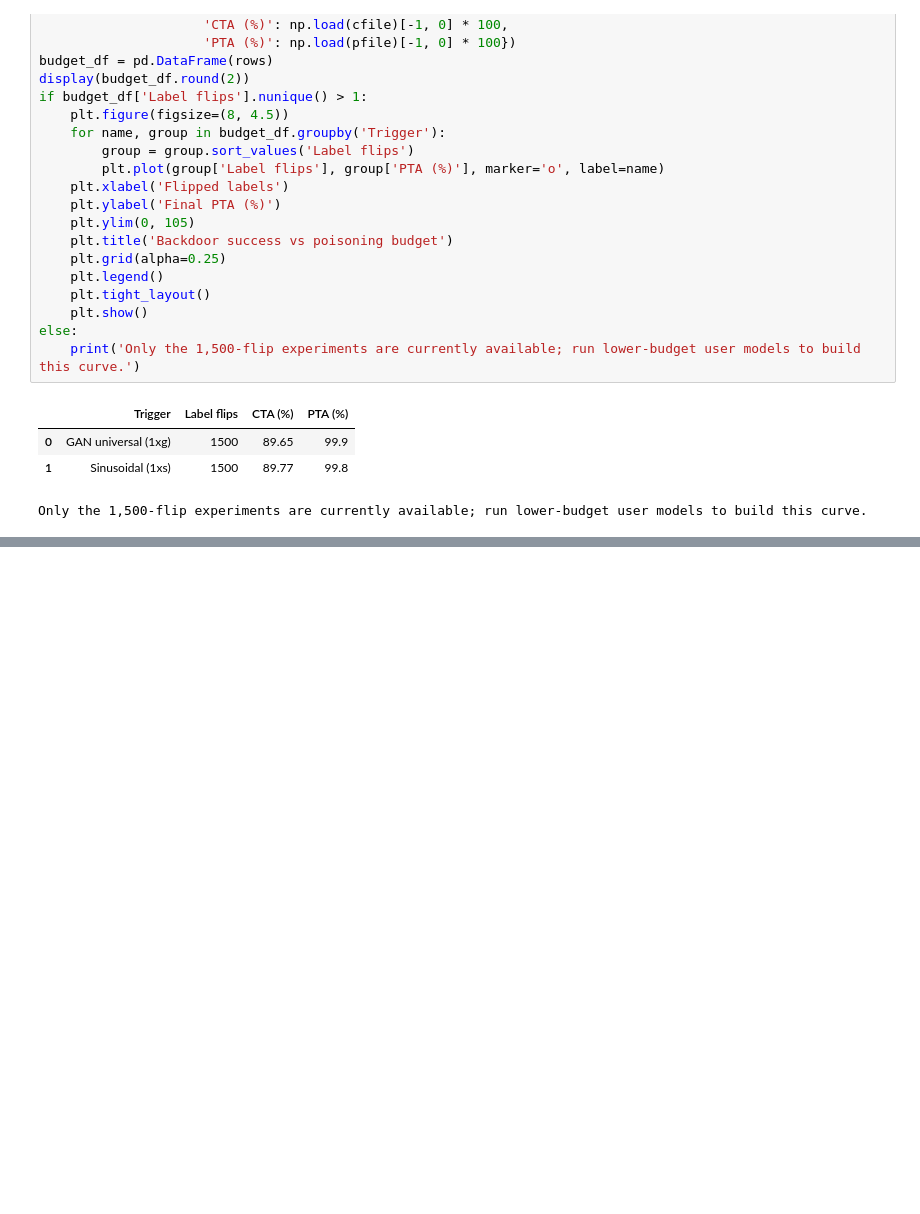
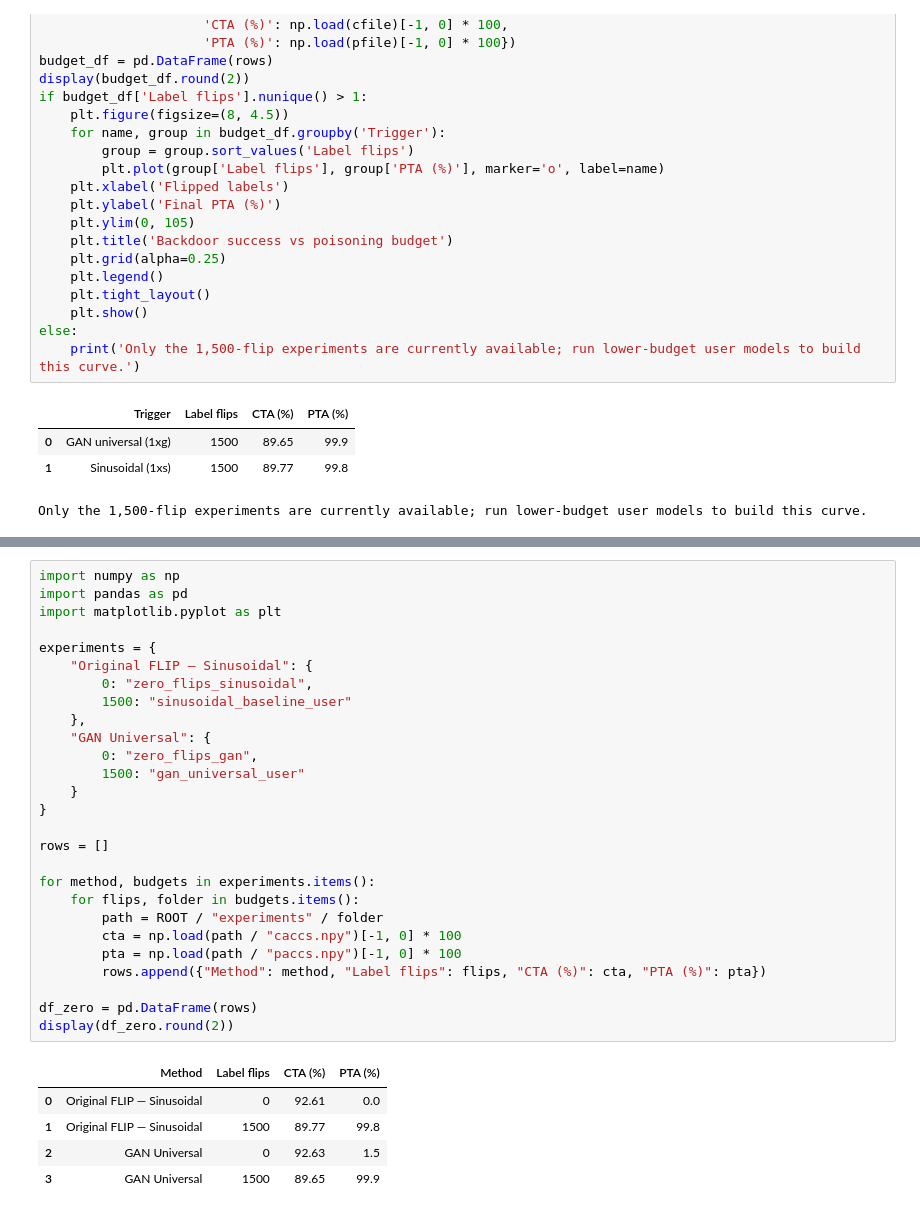
Before and after one commit to nadinehc/FLIP, a Jupyter notebook: compare_triggers.ipynb, the cells around one changed output, grey strips where cells are left out. Saved outputs shown, nothing was run; the diff lists cells and outputs as text; blank space fills up the shorter version.

```diff
--- a/compare_triggers.ipynb
+++ b/compare_triggers.ipynb
@@ -220,0 +219,33 @@ Only the 1,500-flip experiments are currently available; run lower-budget user m
+# %%
+import numpy as np
+import pandas as pd
+import matplotlib.pyplot as plt
+
+experiments = {
+    "Original FLIP — Sinusoidal": {
+        0: "zero_flips_sinusoidal",
+        1500: "sinusoidal_baseline_user"
+    },
+    "GAN Universal": {
+        0: "zero_flips_gan",
+        1500: "gan_universal_user"
+    }
+}
+
+rows = []
+
+for method, budgets in experiments.items():
+    for flips, folder in budgets.items():
+        path = ROOT / "experiments" / folder
+        cta = np.load(path / "caccs.npy")[-1, 0] * 100
+        pta = np.load(path / "paccs.npy")[-1, 0] * 100
+        rows.append({"Method": method, "Label flips": flips, "CTA (%)": cta, "PTA (%)": pta})
+
+df_zero = pd.DataFrame(rows)
+display(df_zero.round(2))
+# %% [output]
+|  | Method | Label flips | CTA (%) | PTA (%) |
+| 0 | Original FLIP — Sinusoidal | 0 | 92.61 | 0.0 |
+| 1 | Original FLIP — Sinusoidal | 1500 | 89.77 | 99.8 |
+| 2 | GAN Universal | 0 | 92.63 | 1.5 |
+| 3 | GAN Universal | 1500 | 89.65 | 99.9 |
```
Also changed, not shown: parts of 8 cells of this notebook.
